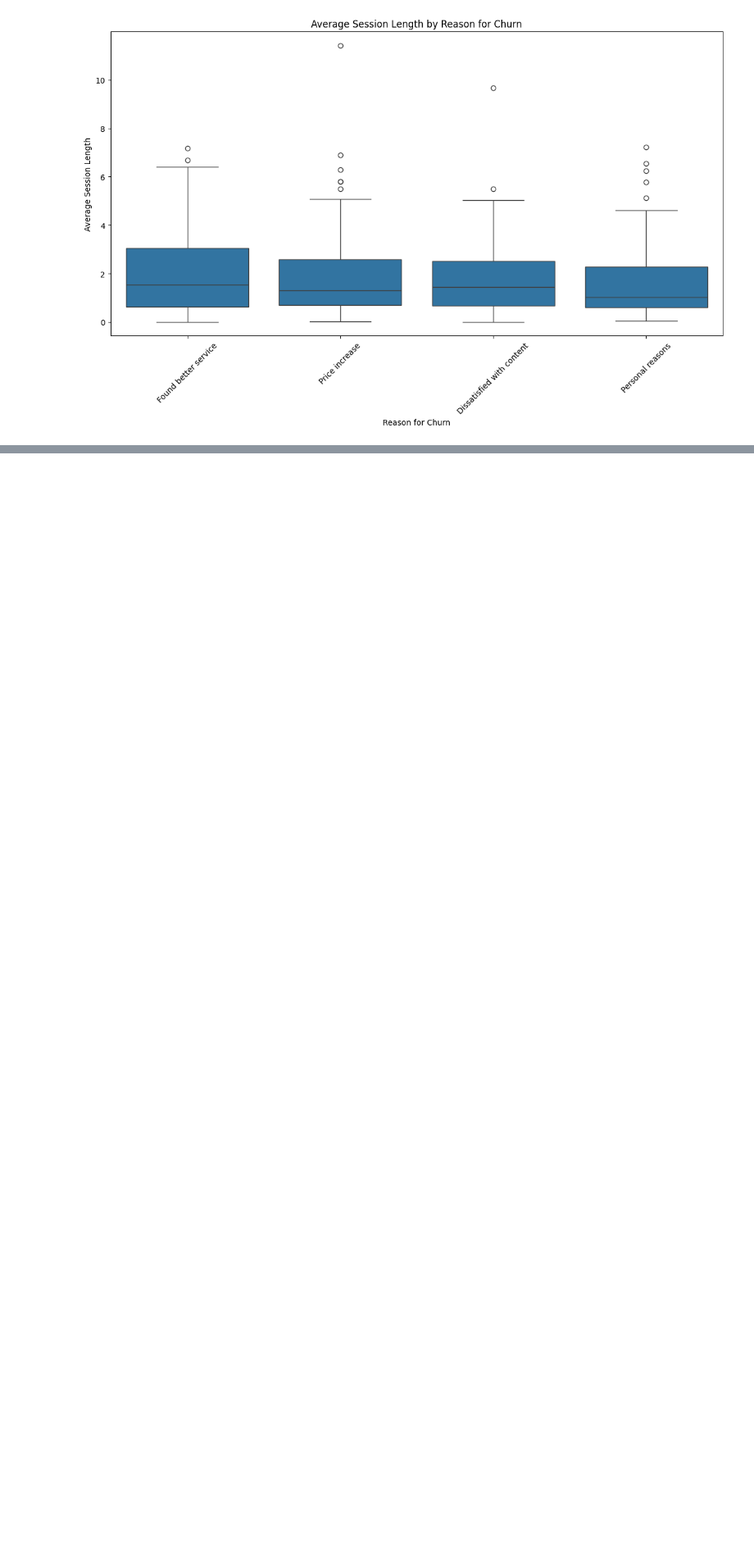
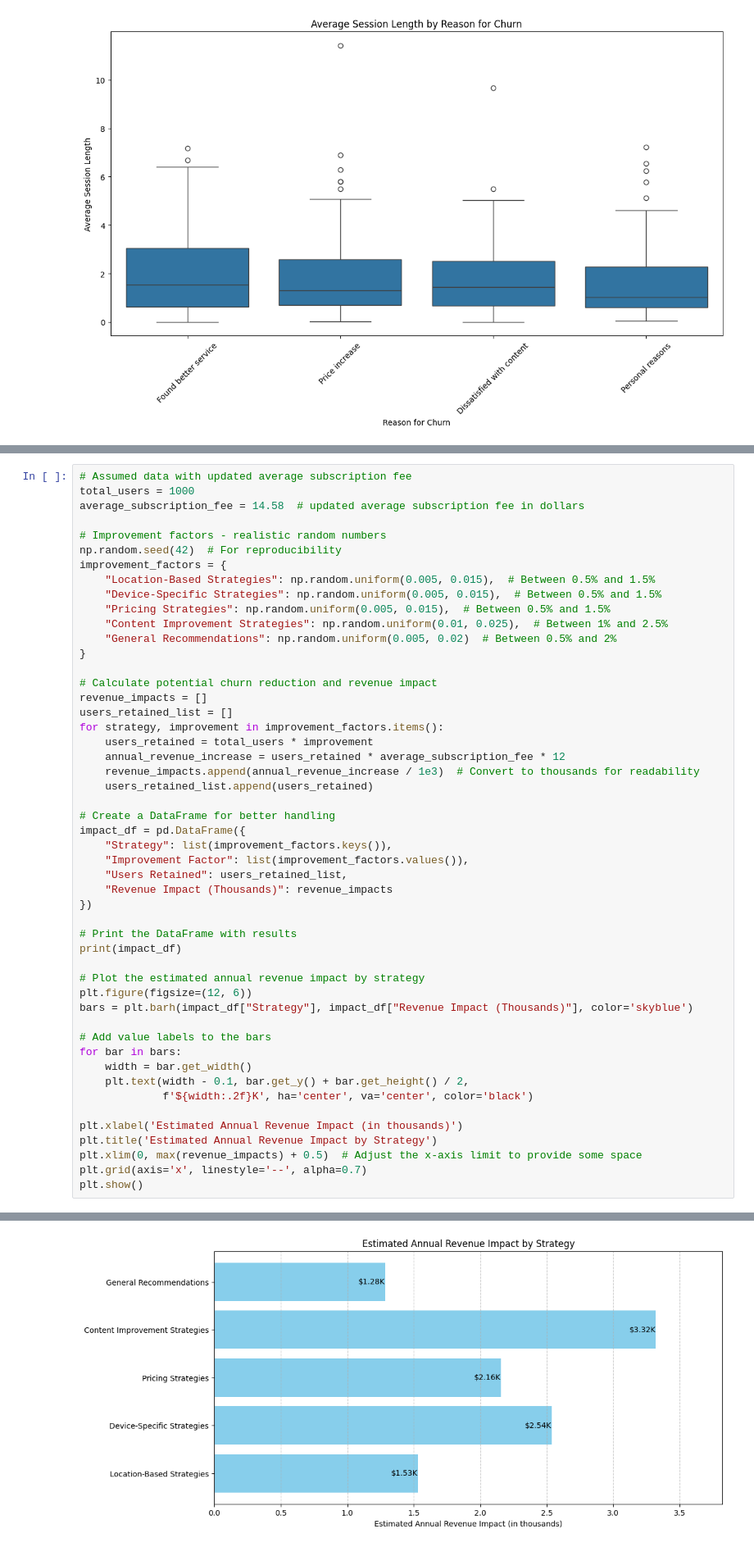
Before and after one commit to SherryQyy/MBAN6300, a Jupyter notebook: MBAN6300_Assignment1.ipynb, the cells around one changed output, grey strips where cells are left out. Shown at 82% size. Drawn from its saved outputs; the diff is of its cells as text; blank space fills up the shorter version.

```diff
--- a/MBAN6300_Assignment1.ipynb
+++ b/MBAN6300_Assignment1.ipynb
@@ -628,0 +632,51 @@ df.groupby(['Reason_for_Churn', 'Subscription_Type'])['Subscription_Type'].descr
+# %%
+# Assumed data with updated average subscription fee
+total_users = 1000
+average_subscription_fee = 14.58  # updated average subscription fee in dollars
+
+# Improvement factors - realistic random numbers
+np.random.seed(42)  # For reproducibility
+improvement_factors = {
+    "Location-Based Strategies": np.random.uniform(0.005, 0.015),  # Between 0.5% and 1.5%
+    "Device-Specific Strategies": np.random.uniform(0.005, 0.015),  # Between 0.5% and 1.5%
+    "Pricing Strategies": np.random.uniform(0.005, 0.015),  # Between 0.5% and 1.5%
+    "Content Improvement Strategies": np.random.uniform(0.01, 0.025),  # Between 1% and 2.5%
+    "General Recommendations": np.random.uniform(0.005, 0.02)  # Between 0.5% and 2%
+}
+
+# Calculate potential churn reduction and revenue impact
+revenue_impacts = []
+users_retained_list = []
+for strategy, improvement in improvement_factors.items():
+    users_retained = total_users * improvement
+    annual_revenue_increase = users_retained * average_subscription_fee * 12
+    revenue_impacts.append(annual_revenue_increase / 1e3)  # Convert to thousands for readability
+    users_retained_list.append(users_retained)
+
+# Create a DataFrame for better handling
+impact_df = pd.DataFrame({
+    "Strategy": list(improvement_factors.keys()),
+    "Improvement Factor": list(improvement_factors.values()),
+    "Users Retained": users_retained_list,
+    "Revenue Impact (Thousands)": revenue_impacts
+})
+
+# Print the DataFrame with results
+print(impact_df)
+
+# Plot the estimated annual revenue impact by strategy
+plt.figure(figsize=(12, 6))
+bars = plt.barh(impact_df["Strategy"], impact_df["Revenue Impact (Thousands)"], color='skyblue')
+
+# Add value labels to the bars
+for bar in bars:
+    width = bar.get_width()
+    plt.text(width - 0.1, bar.get_y() + bar.get_height() / 2,
+             f'${width:.2f}K', ha='center', va='center', color='black')
+
+plt.xlabel('Estimated Annual Revenue Impact (in thousands)')
+plt.title('Estimated Annual Revenue Impact by Strategy')
+plt.xlim(0, max(revenue_impacts) + 0.5)  # Adjust the x-axis limit to provide some space
+plt.grid(axis='x', linestyle='--', alpha=0.7)
+plt.show()
+# %% [output]
@@ -628,0 +696 @@ df.groupby(['Reason_for_Churn', 'Subscription_Type'])['Subscription_Type'].descr
+[figure, added]
```
Also changed, not shown: parts of 29 cells of this notebook.
